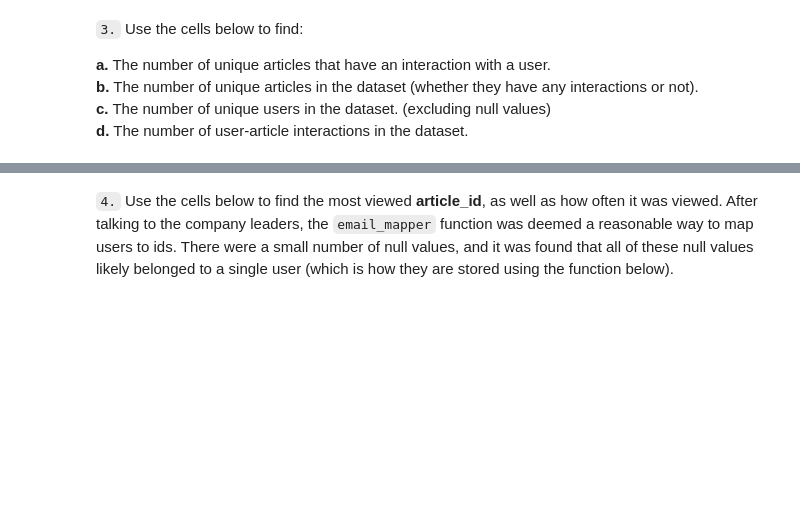
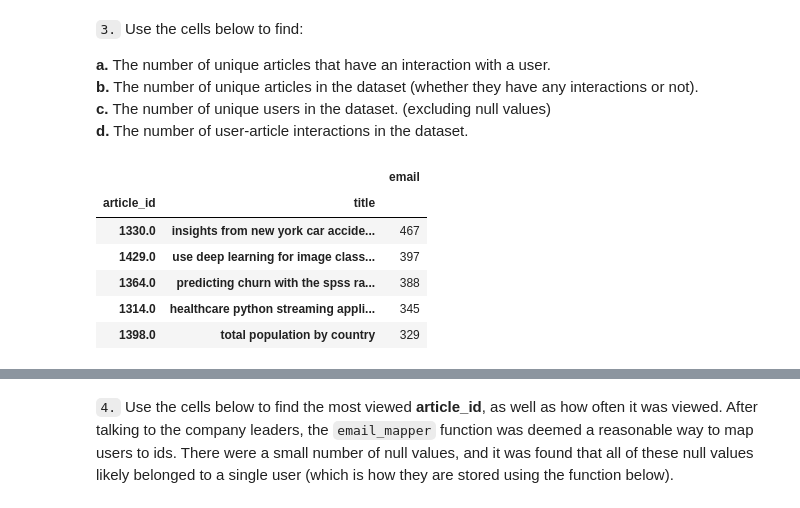
Before and after one commit to GinnCheng/Recommentation-Engines, a Jupyter notebook: Recommendations_with_IBM.ipynb, the cells around one changed output, grey strips where cells are left out. Saved outputs shown, nothing was run; the diff lists cells and outputs as text; code cells hidden in the pictures; blank space fills up the shorter version.

```diff
--- a/Recommendations_with_IBM.ipynb
+++ b/Recommendations_with_IBM.ipynb
@@ -96,3 +137,14 @@ max_views_by_user = # The maximum number of user-article interactions by any 1 u
 **b.** The number of unique articles in the dataset (whether they have any interactions or not).<br>
 **c.** The number of unique users in the dataset. (excluding null values) <br>
 **d.** The number of user-article interactions in the dataset.
+# %%
+article_popularity = pd.DataFrame(article_popularity)
+article_popularity.head()
+# %% [output]
+|  |  | email |
+| article_id | title |  |
+| 1330.0 | insights from new york car accide... | 467 |
+| 1429.0 | use deep learning for image class... | 397 |
+| 1364.0 | predicting churn with the spss ra... | 388 |
+| 1314.0 | healthcare python streaming appli... | 345 |
+| 1398.0 | total population by country | 329 |
```
Also changed, not shown: parts of 17 cells of this notebook.
